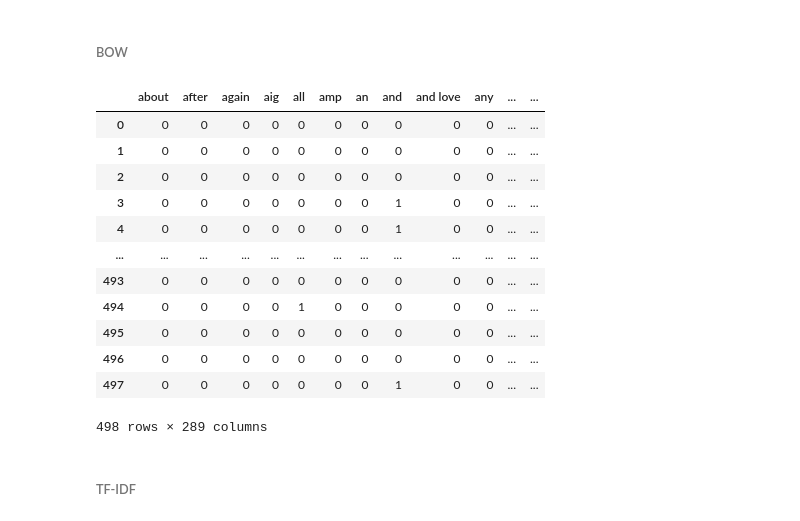
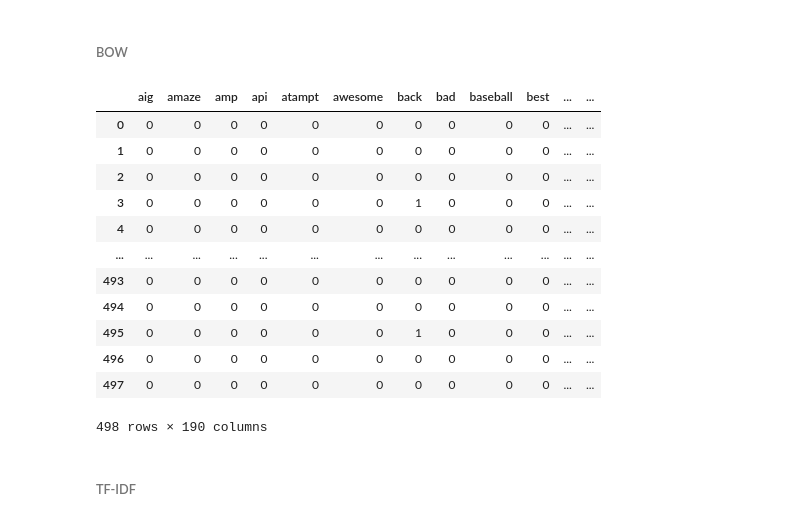
Before and after one commit to MohammedHamza0/Sentiment-Analysis-API, a Jupyter notebook: NoteBooks/notebook.ipynb, the cells around one changed output. Saved outputs shown, nothing was run; the diff lists cells and outputs as text; code cells hidden in the pictures.

```diff
--- a/NoteBooks/notebook.ipynb
+++ b/NoteBooks/notebook.ipynb
@@ -140,7 +141,8 @@ plt.show()
 ### Text Proccessing
 # %%
 # function to remove unwanted text patterns from tweets
-def remove_pattern(input_text, pattern):
+def remove_pattern(input_text: str, pattern: str) -> str:
+     input_text = input_text.lower()
      return re.sub(pattern, '', input_text)
 
 dataset["text"] = dataset["text"].apply(lambda x: remove_pattern(x, "@[\w]*"))
@@ -294,4 +296,21 @@ dataset
 498 rows × 2 columns
+# %%
+# function to remove stopwords
+NEGATION_STOPWORDS = [
+    "no", "not", "nor", "never", "n't", "cannot",
+    "don't", "doesn't", "didn't", "won't", "wouldn't",
+    "shouldn't", "can't", "couldn't", "isn't", "aren't",
+    "wasn't", "weren't", "nothing", "nowhere", "neither", "nobody", "none"]
+
+
+stop_words = set(stopwords.words('english')) - set(NEGATION_STOPWORDS)
+
+
+
+def _remove_stop_words(text: str) -> str:
+          return " ".join([word for word in text.split() if word not in stop_words])
+
+dataset["text"] = dataset["text"].apply(lambda x: _remove_stop_words(x))
 # %%
 # Function to tokenization and lemmatization
 lemmatizer = WordNetLemmatizer()
@@ -309,7 +328,7 @@ def get_wordnet_pos(treebank_tag):
         return wordnet.NOUN
 
 # tokenization + POS tagging + lemmatization
-def tokeniz_lemm(text):
+def tokeniz_lemm(text: str) -> str:
     tokens = word_tokenize(text)
     pos_tags = pos_tag(tokens)
     lemmatized = [lemmatizer.lemmatize(word, get_wordnet_pos(pos)) for word, pos in pos_tags]
@@ -369,25 +388,25 @@ plt.show()
 ###### BOW
 # %%
 # make victorization using BOW
-bow = CountVectorizer(max_features=1500, min_df=5, max_df=0.7, ngram_range=(1, 3))
+bow = CountVectorizer(max_features=1500, min_df=5, max_df=0.7, ngram_range=(1, 4))
 X = bow.fit_transform(dataset["text"])
 
 victoried_data_bow = pd.DataFrame(data=X.toarray(), columns=bow.get_feature_names_out())
 victoried_data_bow
 # %% [output]
-|  | about | after | again | aig | all | amp | an | and | and love | any | ... | ... |
+|  | aig | amaze | amp | api | atampt | awesome | back | bad | baseball | best | ... | ... |
 | 0 | 0 | 0 | 0 | 0 | 0 | 0 | 0 | 0 | 0 | 0 | ... | ... |
 | 1 | 0 | 0 | 0 | 0 | 0 | 0 | 0 | 0 | 0 | 0 | ... | ... |
 | 2 | 0 | 0 | 0 | 0 | 0 | 0 | 0 | 0 | 0 | 0 | ... | ... |
-| 3 | 0 | 0 | 0 | 0 | 0 | 0 | 0 | 1 | 0 | 0 | ... | ... |
-| 4 | 0 | 0 | 0 | 0 | 0 | 0 | 0 | 1 | 0 | 0 | ... | ... |
+| 3 | 0 | 0 | 0 | 0 | 0 | 0 | 1 | 0 | 0 | 0 | ... | ... |
+| 4 | 0 | 0 | 0 | 0 | 0 | 0 | 0 | 0 | 0 | 0 | ... | ... |
 | ... | ... | ... | ... | ... | ... | ... | ... | ... | ... | ... | ... | ... |
 | 493 | 0 | 0 | 0 | 0 | 0 | 0 | 0 | 0 | 0 | 0 | ... | ... |
-| 494 | 0 | 0 | 0 | 0 | 1 | 0 | 0 | 0 | 0 | 0 | ... | ... |
-| 495 | 0 | 0 | 0 | 0 | 0 | 0 | 0 | 0 | 0 | 0 | ... | ... |
+| 494 | 0 | 0 | 0 | 0 | 0 | 0 | 0 | 0 | 0 | 0 | ... | ... |
+| 495 | 0 | 0 | 0 | 0 | 0 | 0 | 1 | 0 | 0 | 0 | ... | ... |
 | 496 | 0 | 0 | 0 | 0 | 0 | 0 | 0 | 0 | 0 | 0 | ... | ... |
-| 497 | 0 | 0 | 0 | 0 | 0 | 0 | 0 | 1 | 0 | 0 | ... | ... |
+| 497 | 0 | 0 | 0 | 0 | 0 | 0 | 0 | 0 | 0 | 0 | ... | ... |
-498 rows × 289 columns
+498 rows × 190 columns
 # %% [markdown]
 ###### TF-IDF
 # %%
```
Also changed, not shown: parts of 16 cells of this notebook, 11 other files.
